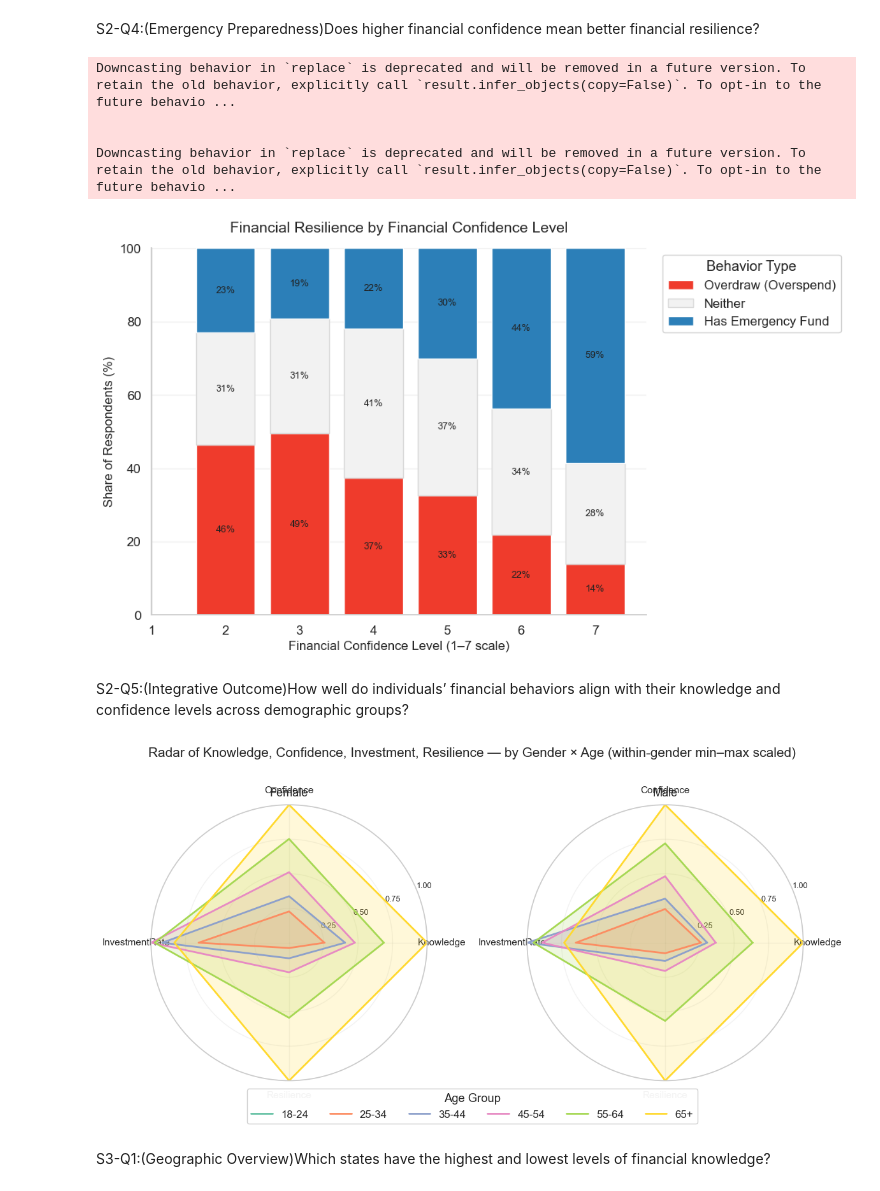
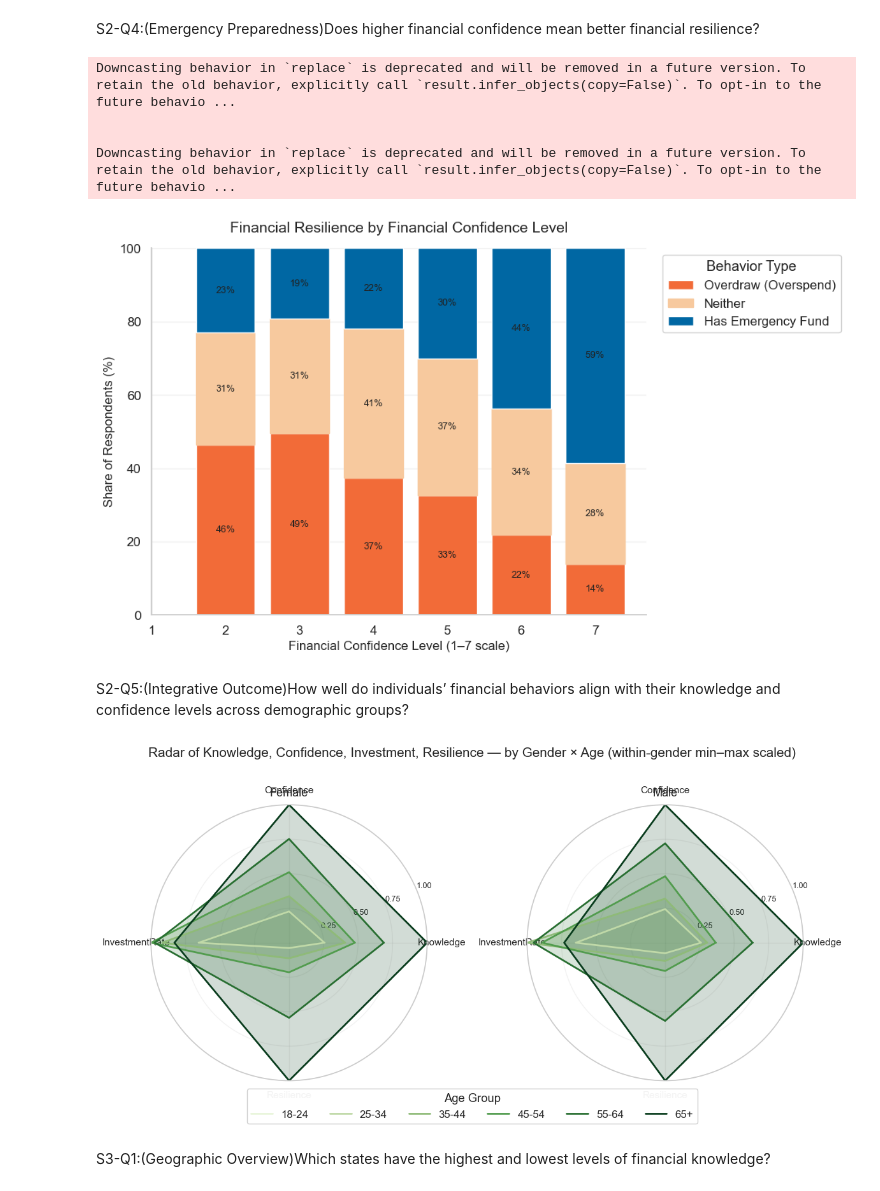
Before and after one commit to Fasty8/ba780-fall25-a08, a Jupyter notebook: FINRA National Financial Capability Study/yinyue_Visualizations.ipynb, the cells around one changed output. Cells and saved outputs as stored; diff of their text form; code cells hidden in the pictures.

```diff
--- a/FINRA National Financial Capability Study/yinyue_Visualizations.ipynb
+++ b/FINRA National Financial Capability Study/yinyue_Visualizations.ipynb
@@ -239,7 +255,7 @@ dist_pct = (ct.div(ct.sum(axis=1), axis=0) * 100).round(1)
 # --- Step 3: Plot stacked bar chart ---
 plt.figure(figsize=(11, max(5, 0.5 * len(dist_pct))))
 bottom = [0] * len(dist_pct)
-colors = plt.cm.get_cmap("RdYlBu_r", len(knowledge_order))
+colors = plt.cm.get_cmap("Greens",len(knowledge_order))
 
 for i, k in enumerate(knowledge_order):
     vals = dist_pct[k].values
@@ -711,12 +755,12 @@ plt.figure(figsize=(10, 6))
 
 x = summary["Financial Confidence (num)"].astype(int)
 
-bar1 = plt.bar(x, summary["Overdraw %"], color="#ef3b2c", label="Overdraw (Overspend)")
+bar1 = plt.bar(x, summary["Overdraw %"], color="#F26B38", label="Overdraw (Overspend)")
 bar2 = plt.bar(x, summary["Neither %"], bottom=summary["Overdraw %"],
-               color="#f2f2f2", edgecolor="#d9d9d9", label="Neither")
+               color="#F7C99E", edgecolor="#F7C99E", label="Neither")
 bar3 = plt.bar(x, summary["Emergency Funds %"],
                bottom=summary["Overdraw %"] + summary["Neither %"],
-               color="#2c7fb8", label="Has Emergency Fund")
+               color="#0067A3", label="Has Emergency Fund")
 
 # Add small percentage labels (only if segment >= 5%)
 def annotate_segments(bars, values, bottoms=None):
@@ -729,34 +773,34 @@ def annotate_segments(bars, values, bottoms=None):
 
 annotate_segments(bar1, summary["Overdraw %"].round(0))
 annotate_segments(bar2, summary["Neither %"].round(0))
 annotate_segments(bar3, summary["Emergency Funds %"].round(0))
 
 # --- Step 4: Styling ---
 plt.title("Financial Resilience by Financial Confidence Level", fontsize=14, pad=15)
 plt.xlabel("Financial Confidence Level (1–7 scale)", fontsize=12)
 plt.ylabel("Share of Respondents (%)", fontsize=12)
 plt.xticks(ticks=x, labels=order)
 plt.ylim(0, 100)
 plt.grid(axis="y", alpha=0.3)
 sns.despine()
 
 plt.legend(
     title="Behavior Type",
     bbox_to_anchor=(1.02, 1.0),
     loc="upper left",
     frameon=True,
     facecolor="white",
     framealpha=0.9
 )
 
 plt.tight_layout()
 plt.show()
 # %% [output]
 Downcasting behavior in `replace` is deprecated and will be removed in a future version. To retain the old behavior, explicitly call `result.infer_objects(copy=False)`. To opt-in to the future behavio ...
 
 
 Downcasting behavior in `replace` is deprecated and will be removed in a future version. To retain the old behavior, explicitly call `result.infer_objects(copy=False)`. To opt-in to the future behavio ...
-[figure, old version]
+[figure, new version]
 # %% [markdown]
 S2-Q5:(Integrative Outcome)How well do individuals’ financial behaviors align with their knowledge and confidence levels across demographic groups?
 # %%
@@ -849,7 +893,12 @@ fig, axes = plt.subplots(1, len(genders), subplot_kw={"projection": "polar"}, fi
 if len(genders) == 1:
     axes = [axes]
 
-palette = sns.color_palette("Set2", len(age_order))  # clear, color-blind friendly
+leafy_green_cmap = LinearSegmentedColormap.from_list(
+    "leafy_green_garden",
+    ["#E9F5DB", "#A4C686", "#3D9140", "#0A3D1E"]
+)
+palette = [leafy_green_cmap(i / (len(age_order) - 1)) for i in range(len(age_order))]
+
 
 for ax, g in zip(axes, genders):
     sub = grouped[grouped["Gender"] == g]
@@ -883,7 +932,7 @@ fig.legend(handles, labels, title="Age Group", loc="lower center",
 plt.tight_layout(rect=[0, 0.05, 1, 0.95])  # reserve space for title + bottom legend
 plt.show()
 # %% [output]
-[figure, old version]
+[figure, new version]
 # %% [markdown]
 S3-Q1:(Geographic Overview)Which states have the highest and lowest levels of financial knowledge?
 # %%
```
Also changed, not shown: parts of 13 cells of this notebook.
